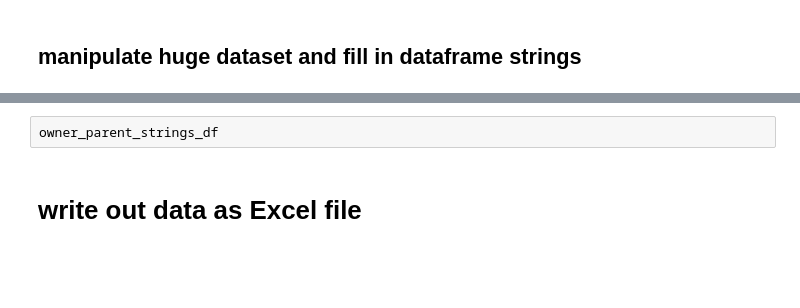
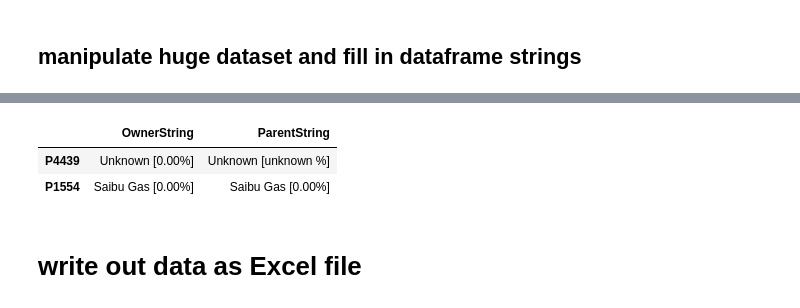
Before and after one commit to GlobalEnergyMonitor/GOIT-GGIT-qc, a Jupyter notebook: notebooks/owner-parent-scripts/GOIT-GGIT-pipelines-owner-parent-scripts.ipynb, the cells around one changed output, grey strips where cells are left out. Drawn from its saved outputs; the diff is of its cells as text; code cells hidden in the pictures; blank space fills up the shorter version.

```diff
--- a/notebooks/owner-parent-scripts/GOIT-GGIT-pipelines-owner-parent-scripts.ipynb
+++ b/notebooks/owner-parent-scripts/GOIT-GGIT-pipelines-owner-parent-scripts.ipynb
@@ -104,11 +107,21 @@ projectid_da = xarray.DataArray(data=projectid_set)
 # %%
-owner_fraction = numpy.empty((parents_da.size, owners_da.size, projectid_da.size), float)
-parent_fraction = numpy.empty((parents_da.size, owners_da.size, projectid_da.size), float)
+#owner_fraction = numpy.empty((parents_da.size, owners_da.size, projectid_da.size), float)*numpy.nan
+#owner_fraction = numpy.full((parents_da.size, owners_da.size, projectid_da.size), 0)
+owner_fraction = sparse.COO((parents_da.size, owners_da.size, projectid_da.size), fill_value=0)
+
+print('done')
+#print(owner_fraction.nbytes)
+#parent_fraction = numpy.empty((parents_da.size, owners_da.size, projectid_da.size), float)
+parent_fraction = numpy.full((parents_da.size, owners_da.size, projectid_da.size), numpy.nan)
+print('done')
 #parent_country = numpy.empty((parents_da.size, owners_da.size, projectid_da.size), str)
 #length_in_km = numpy.empty((parents_da.size, owners_da.size, projectid_da.size), float)
 owner_parent_tf = numpy.empty((parents_da.size, owners_da.size, projectid_da.size), bool)
+print('done')
 
-owner_fraction[:] = numpy.nan
-parent_fraction[:] = numpy.nan
+#owner_fraction[:] = numpy.nan
+#print('done')
+#parent_fraction[:] = numpy.nan
+#print('done')
 
 owners_not_accounted_for = []
@@ -156,7 +174,7 @@ for project_id,row in owners_df.iterrows():
 # %% [markdown]
 ## placeholder dataframe to eventually fill in strings
 # %%
-owner_parent_strings_df = pandas.DataFrame(index=projectid_da.values, columns=['OwnerList','ParentList',
+owner_parent_strings_df = pandas.DataFrame(index=projectid_da.values, columns=[#'OwnerList','ParentList',
                                                                     'OwnerString','ParentString'])
 #                                                                    'OwnerPercentsArrayWithNans','ParentPercentsArrayWithNans',
 #                                                                    'OwnerPercentsArray','ParentPercentsArray',
@@ -166,16 +209,24 @@ owner_parent_strings_df = pandas.DataFrame(index=projectid_da.values, columns=['
 # %%
-count = 0
+count = 1
+
+tf_da = poc_ds['OwnerParentTF']
+
 for project_id in projectid_da.values:
-    # if count>10:
-    #     break
+    print(count)
+    if count>10:
+        break
 
-    parent_indices, owner_indices = numpy.where(poc_ds['OwnerParentTF'].loc[dict(ProjectID=project_id)].values == True)
+    # get indices in the poc_ds where the parent and owners are for this project_id
+    parent_indices, owner_indices = numpy.where(tf_da.loc[dict(ProjectID=project_id)].values == True)
+    #parent_indices, owner_indices = numpy.where(~poc_ds['ParentFraction'].loc[dict(ProjectID=project_id)].isnull())
     parent_indices = list(parent_indices)
     owner_indices = list(owner_indices)
+
     parent_indices_unique = list(set(parent_indices))
     owner_indices_unique = list(set(owner_indices))
 
-    #print(parent_indices)
+    print(parent_indices)
+    print(owner_indices)
     owner_list_repeats = list(owners_da[owner_indices].values)
     parent_list_repeats = list(parents_da[parent_indices].values)
 
@@ -202,4 +253,6 @@ for project_id in projectid_da.values:
 
     owner_parent_strings_df.replace('','--',inplace=True)
 
-#    count+=1
+    if count%100==0:
+        print(count)
+    count+=1
@@ -206,5 +277,9 @@ for project_id in projectid_da.values:
-# %% [raw]
-owner_parent_strings_df
+# %%
+owner_parent_strings_df.loc[owner_parent_strings_df.index.isin(['P1554','P4439'])]
+# %% [output]
+|  | OwnerString | ParentString |
+| P4439 | Unknown [0.00%] | Unknown [unknown %] |
+| P1554 | Saibu Gas [0.00%] | Saibu Gas [0.00%] |
 # %% [markdown]
 # write out data as Excel file
 # %%
```
Also changed, not shown: parts of 9 cells of this notebook, 17 other files.
